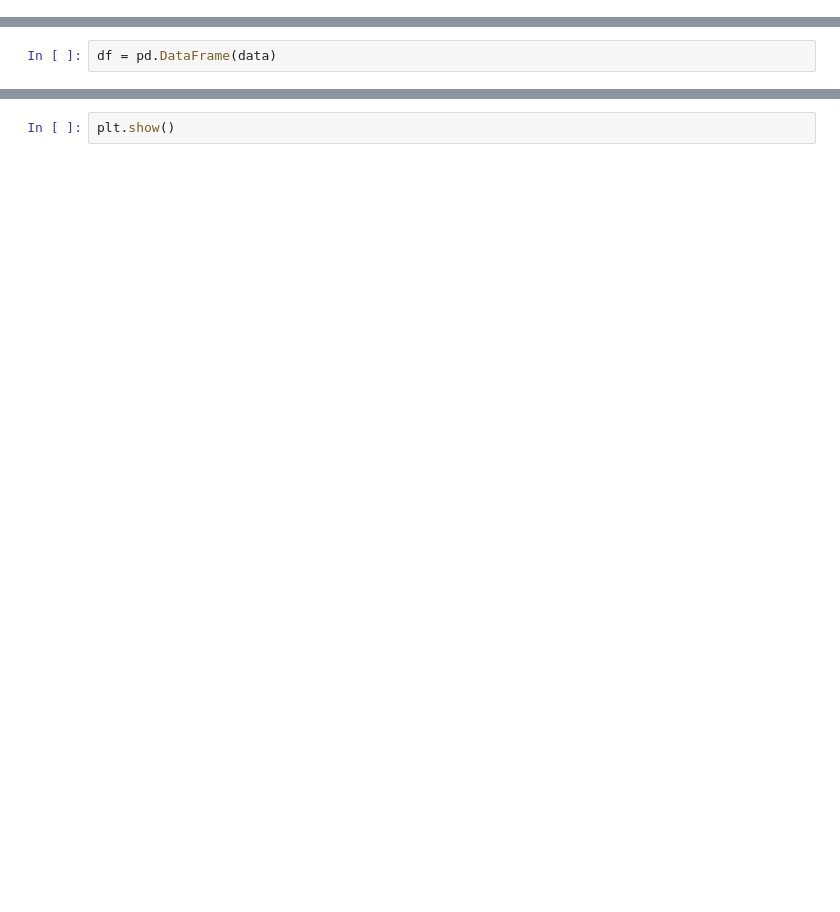
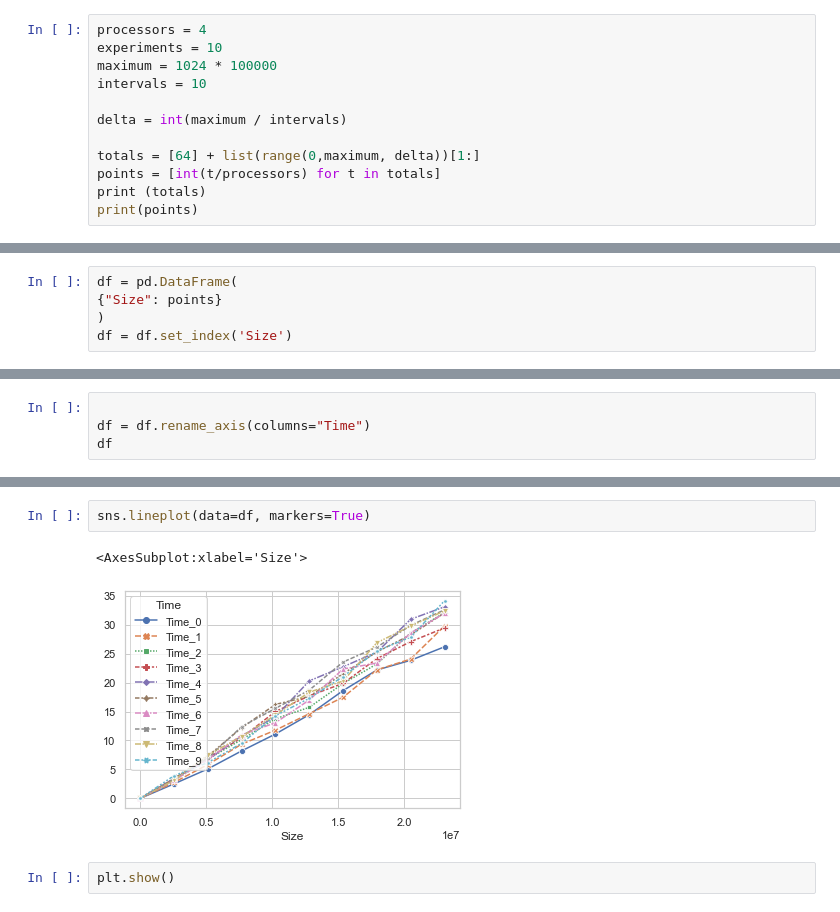
Before and after one commit to cloudmesh/cloudmesh-mpi, a Jupyter notebook: examples/count/sweep.ipynb, the cells around one changed output, grey strips where cells are left out. Drawn from its saved outputs; the diff is of its cells as text; blank space fills up the shorter version.

```diff
--- a/examples/count/sweep.ipynb
+++ b/examples/count/sweep.ipynb
@@ -39,0 +12,12 @@ print(lines)
+# %%
+processors = 4
+experiments = 10
+maximum = 1024 * 100000
+intervals = 10
+
+delta = int(maximum / intervals)
+
+totals = [64] + list(range(0,maximum, delta))[1:]
+points = [int(t/processors) for t in totals]
+print (totals)
+print(points)
@@ -40 +27,6 @@ print(lines)
+# %%
+df = pd.DataFrame(
+{"Size": points}
+)
+df = df.set_index('Size')
 # %%
@@ -71,2 +77,0 @@ data = {
-# %%
-df = pd.DataFrame(data)
@@ -92,0 +78,4 @@ plt.savefig('benchmark.pdf')
+# %%
+
+df = df.rename_axis(columns="Time")
+df
@@ -93,2 +95,7 @@ plt.savefig('benchmark.pdf')
+# %%
+sns.lineplot(data=df, markers=True)
+# %% [output]
+<AxesSubplot:xlabel='Size'>
+[figure, added]
 # %%
 plt.show()
```
Also changed, not shown: parts of 16 cells of this notebook, 2 other files.
